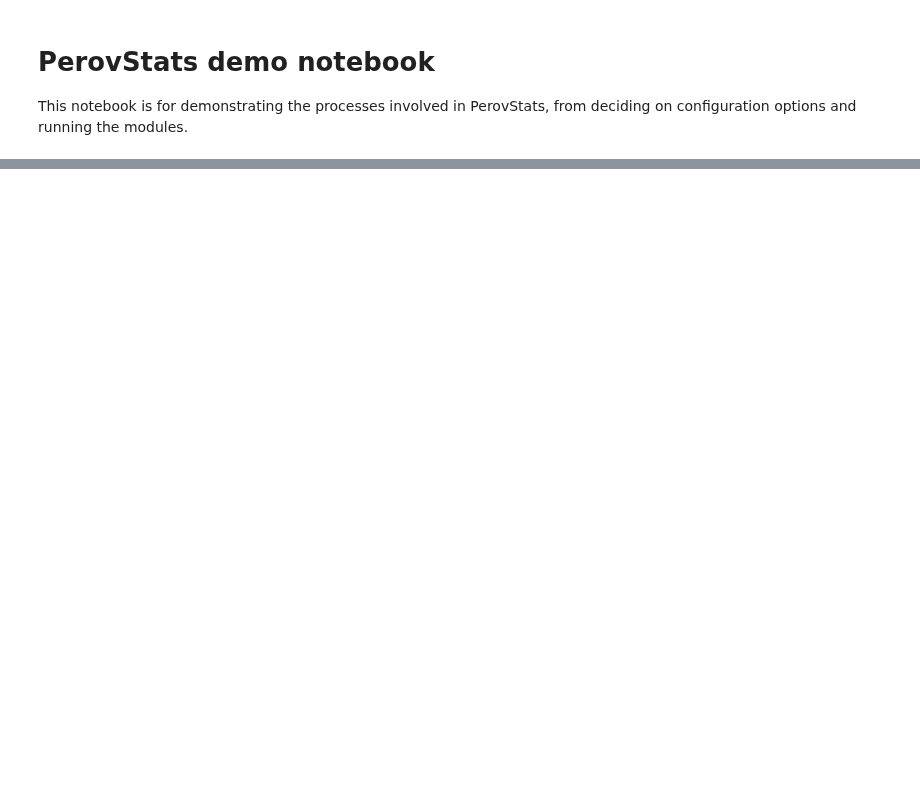
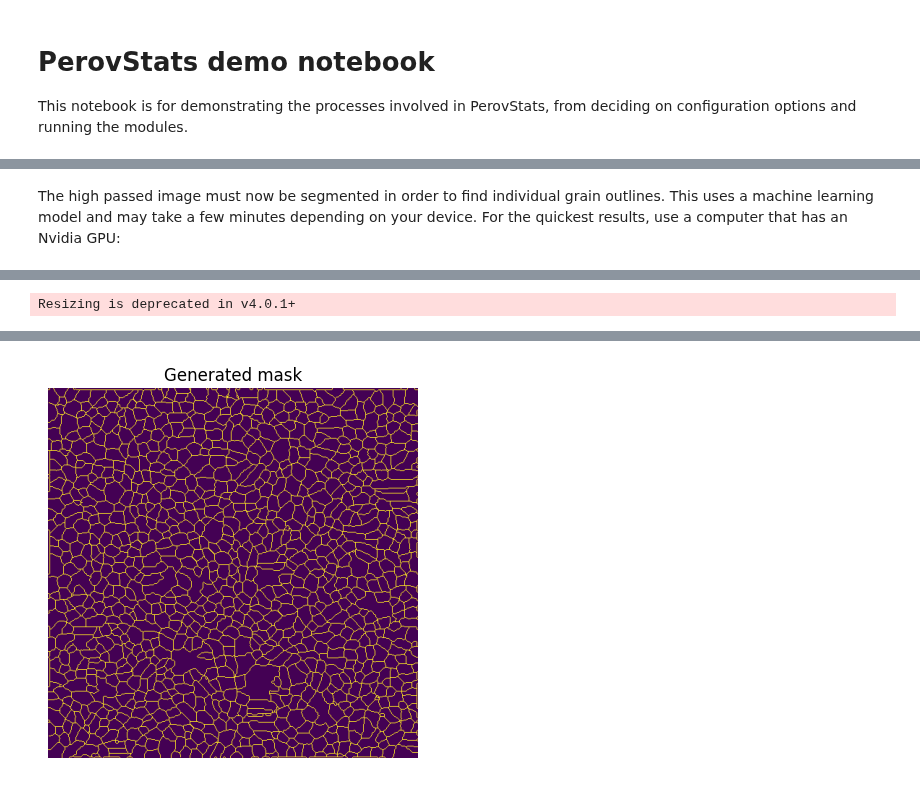
Before and after one commit to AFM-SPM/PerovStats, a Jupyter notebook: notebooks/perovstats-demo.ipynb, the cells around one changed output, grey strips where cells are left out. Drawn from its saved outputs; the diff is of its cells as text; code cells hidden in the pictures; blank space fills up the shorter version.

```diff
--- a/notebooks/perovstats-demo.ipynb
+++ b/notebooks/perovstats-demo.ipynb
@@ -123,5 +122,12 @@ Max Value: 34.771871581213503
 [figure]
+# %% [markdown]
+The high passed image must now be segmented in order to find individual grain outlines. This uses a machine learning model and may take a few minutes depending on your device. For the quickest results, use a computer that has an Nvidia GPU:
 # %%
 # Generate grain mask of the high-passed image
 segment_image_cellpose(perovstats_object.config, image_object)
+
+plt.imshow(image_object.mask)
+plt.title("Generated mask")
+plt.axis("off")
+plt.show()
 # %% [output]
@@ -129,0 +137 @@ segment_image_cellpose(perovstats_object.config, image_object)
+Resizing is deprecated in v4.0.1+
@@ -129,0 +139 @@ segment_image_cellpose(perovstats_object.config, image_object)
+[figure, added]
```
Also changed, not shown: parts of 15 cells of this notebook.
